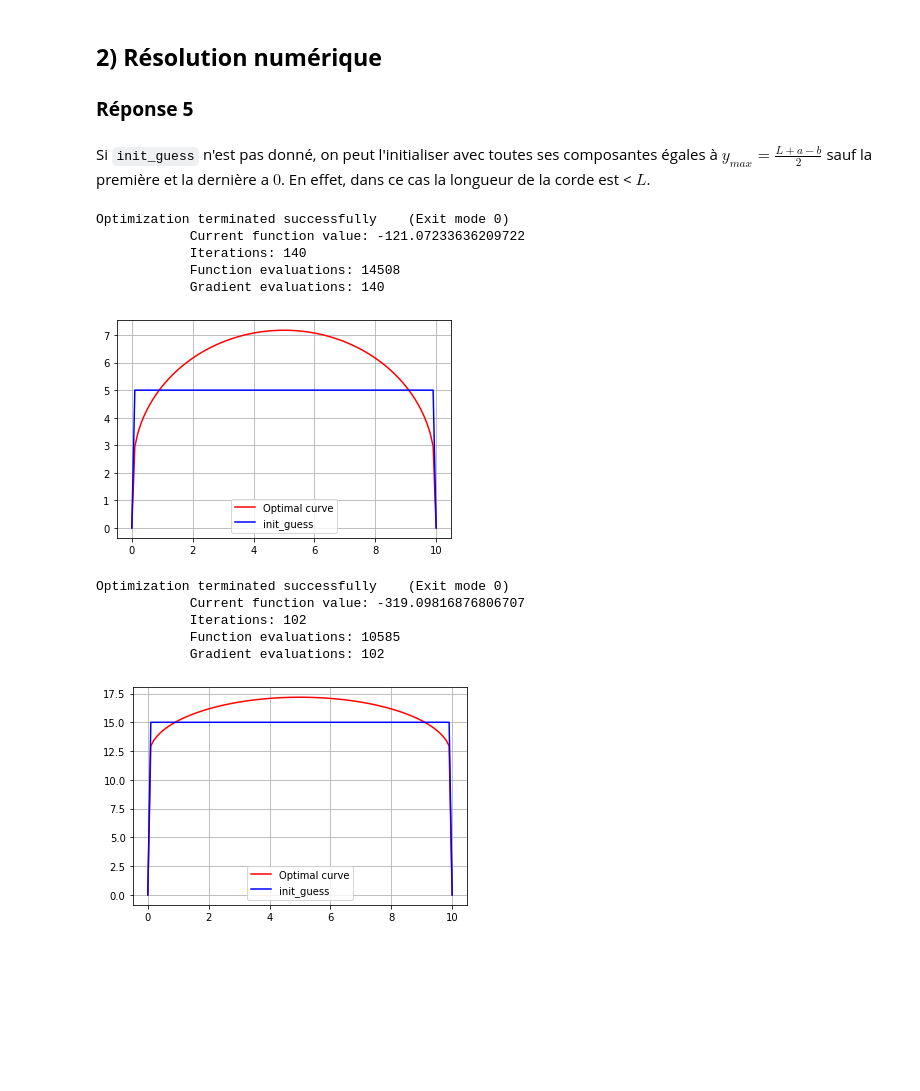
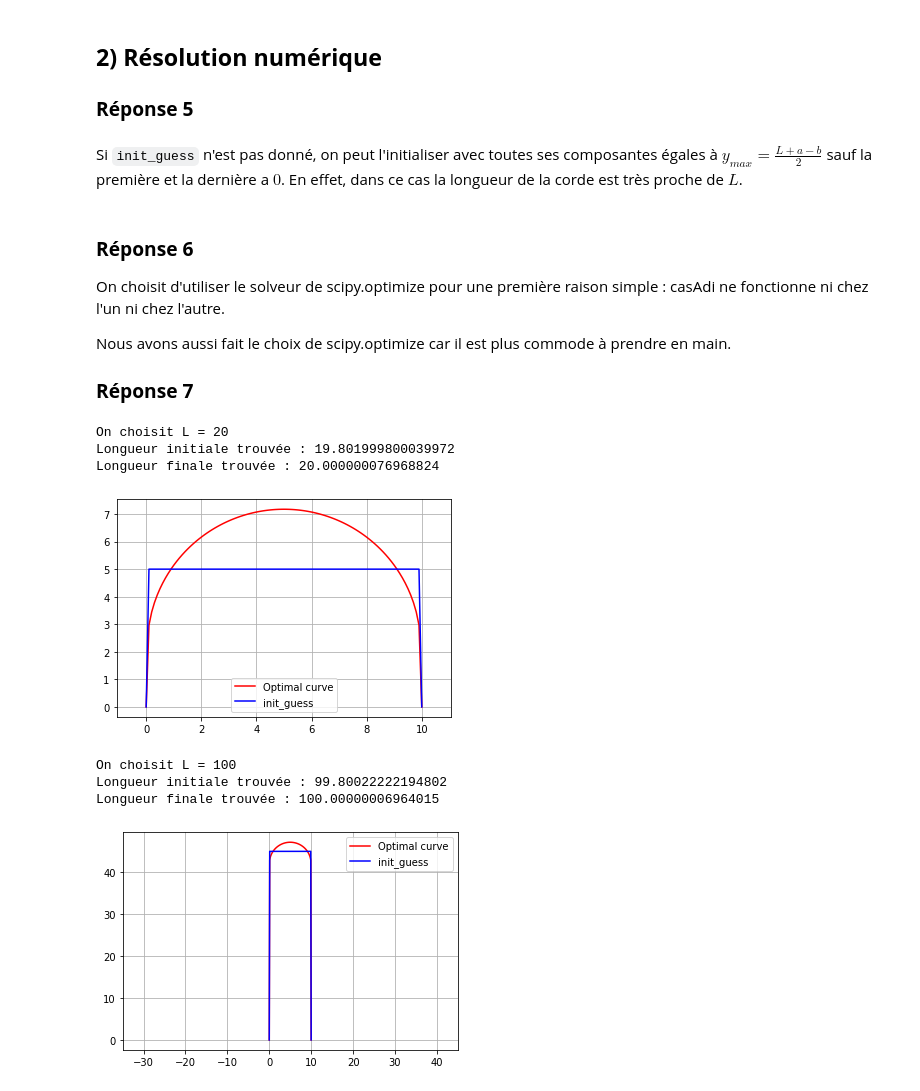
Before and after one commit to Hayvo/projet_optim, a Jupyter notebook: Projet_mouton.ipynb, the cells around one changed output. Drawn from its saved outputs; the diff is of its cells as text; code cells hidden in the pictures; blank space fills up the shorter version.

```diff
--- a/Projet_mouton.ipynb
+++ b/Projet_mouton.ipynb
@@ -53,7 +53,7 @@ from scipy.integrate import simps
 
 %matplotlib inline
 # %% [markdown]
-Si `init_guess` n'est pas donné, on peut l'initialiser avec toutes ses composantes égales à $y_{max} = \frac{L + a - b}{2}$ sauf la première et la dernière a $0$. En effet, dans ce cas la longueur de la corde est < $L$.
+Si `init_guess` n'est pas donné, on peut l'initialiser avec toutes ses composantes égales à $y_{max} = \frac{L + a - b}{2}$ sauf la première et la dernière a $0$. En effet, dans ce cas la longueur de la corde est très proche de $L$.
 # %%
 a = 0
 b = 10
@@ -66,5 +65,10 @@ N = 100
 # %%
 def optimal_curve(a,b,L,N=40,d=None, init_guess = None):
+
+    def J(y,x):
+        return -sum((y[i]+y[i+1])*(x[i+1]-x[i]) for i in range(N))
+    def g(y,x,L):
+        return sum(np.sqrt((y[i+1]-y[i])**2 + (x[i+1]-x[i])**2) for i in range(N)) - L
 
 
     if d == None:
@@ -75,44 +79,57 @@ def optimal_curve(a,b,L,N=40,d=None, init_guess = None):
 
     cons = ({'type' : 'eq' , 'fun' : g , 'args' : [d,L]}, {'type' : 'eq' , 'fun' : lambda x : x[0] } , {'type' : 'eq' , 'fun' : lambda x : x[-1] })
 
-    y_opt = opt.minimize(J,y, x,constraints = cons , method = 'SLSQP', options = {'maxiter' : 1000, 'disp' : True})
+    y_opt = opt.minimize(J,init_guess, d,constraints = cons , method = 'SLSQP', options = {'maxiter' : 1000, 'disp' : False})
 
     return y_opt,d,init_guess
+# %% [markdown]
+
+### __Réponse 6__
+
+On choisit d'utiliser le solveur de scipy.optimize pour une première raison simple : casAdi ne fonctionne ni chez l'un ni chez l'autre.
+
+Nous avons aussi fait le choix de scipy.optimize car il est plus commode à prendre en main.
+
+### __Réponse 7__
 # %%
 data = optimal_curve(a,b,20,N)
 
 x = data[1]
 y = data[0].x
 
+print(f"On choisit L = {20}")
+print(f"Longueur initiale trouvée : {dist(data[2],x)}")
+print(f"Longueur finale trouvée : {dist(y,x)}")
 
 plt.plot(x,y,c = 'r', label = 'Optimal curve')
 plt.plot(x,data[2], c = 'b', label = 'init_guess')
 plt.legend()
 plt.grid()
+plt.axis('equal')
 plt.show()
 # %% [output]
-Optimization terminated successfully    (Exit mode 0)
-            Current function value: -121.07233636209722
-            Iterations: 140
-            Function evaluations: 14508
-            Gradient evaluations: 140
+On choisit L = 20
+Longueur initiale trouvée : 19.801999800039972
+Longueur finale trouvée : 20.000000076968824
-[figure, old version]
+[figure, new version]
 # %%
-data = optimal_curve(a,b,40,N)
+data = optimal_curve(a,b,100,N)
 
 x = data[1]
 y = data[0].x
 
+print(f"On choisit L = {100}")
+print(f"Longueur initiale trouvée : {dist(data[2],x)}")
+print(f"Longueur finale trouvée : {dist(y,x)}")
 
 plt.plot(x,y,c = 'r', label = 'Optimal curve')
 plt.plot(x,data[2], c = 'b', label = 'init_guess')
 plt.legend()
 plt.grid()
+plt.axis('equal')
 plt.show()
 # %% [output]
-Optimization terminated successfully    (Exit mode 0)
-            Current function value: -319.09816876806707
-            Iterations: 102
-            Function evaluations: 10585
-            Gradient evaluations: 102
+On choisit L = 100
+Longueur initiale trouvée : 99.80022222194802
+Longueur finale trouvée : 100.00000006964015
-[figure, old version]
+[figure, new version]
```
Also changed, not shown: parts of 12 cells of this notebook, 1 other file.
